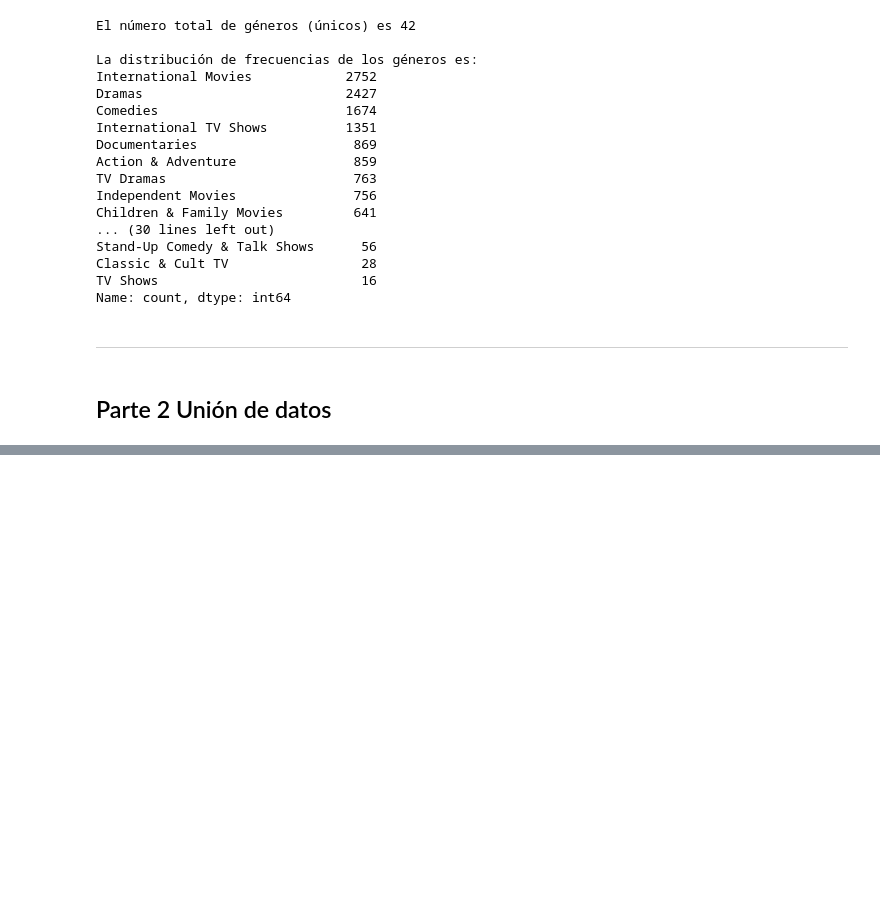
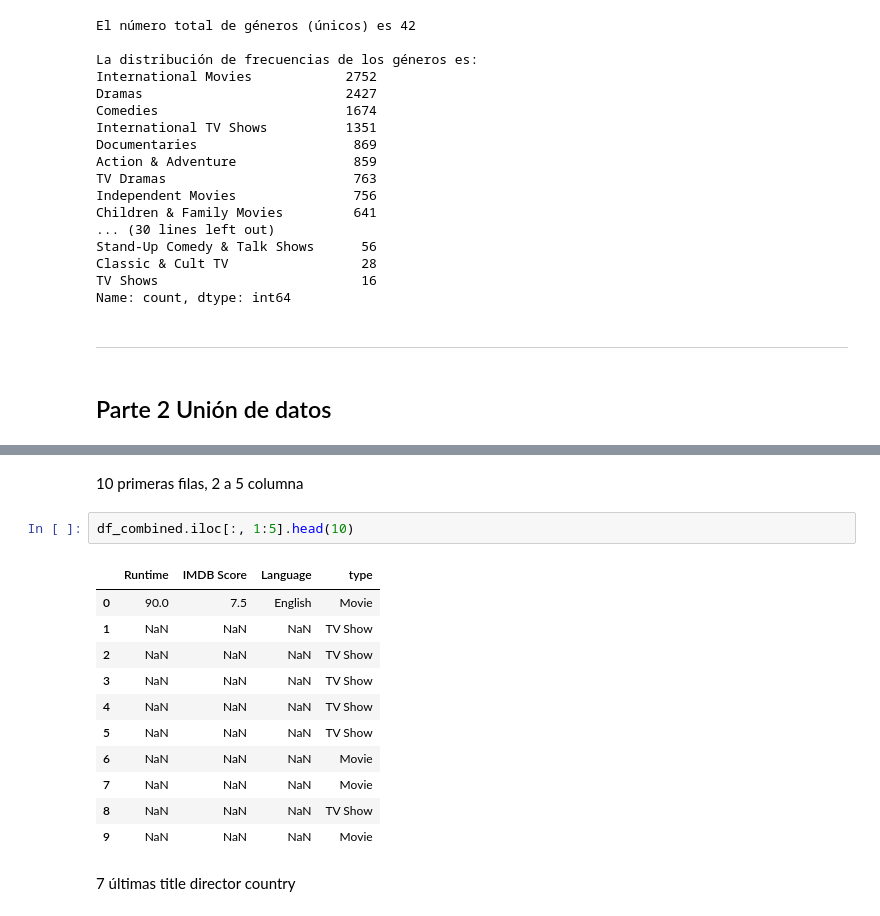
Before and after one commit to SupernovaIa/Laboratorio-EDA-union, a Jupyter notebook: laboratorio-modulo2-leccion02-eda-union.ipynb, the cells around one changed output, grey strips where cells are left out. Drawn from its saved outputs; the diff is of its cells as text; blank space fills up the shorter version.

```diff
--- a/laboratorio-modulo2-leccion02-eda-union.ipynb
+++ b/laboratorio-modulo2-leccion02-eda-union.ipynb
@@ -552,0 +709,18 @@ Name: count, dtype: int64
+# %% [markdown]
+10 primeras filas, 2 a 5 columna
+# %%
+df_combined.iloc[:, 1:5].head(10)
+# %% [output]
+|  | Runtime | IMDB Score | Language | type |
+| 0 | 90.0 | 7.5 | English | Movie |
+| 1 | NaN | NaN | NaN | TV Show |
+| 2 | NaN | NaN | NaN | TV Show |
+| 3 | NaN | NaN | NaN | TV Show |
+| 4 | NaN | NaN | NaN | TV Show |
+| 5 | NaN | NaN | NaN | TV Show |
+| 6 | NaN | NaN | NaN | Movie |
+| 7 | NaN | NaN | NaN | Movie |
+| 8 | NaN | NaN | NaN | TV Show |
+| 9 | NaN | NaN | NaN | Movie |
+# %% [markdown]
+7 últimas title director country
```
Also changed, not shown: parts of 39 cells of this notebook, 1 other file.
